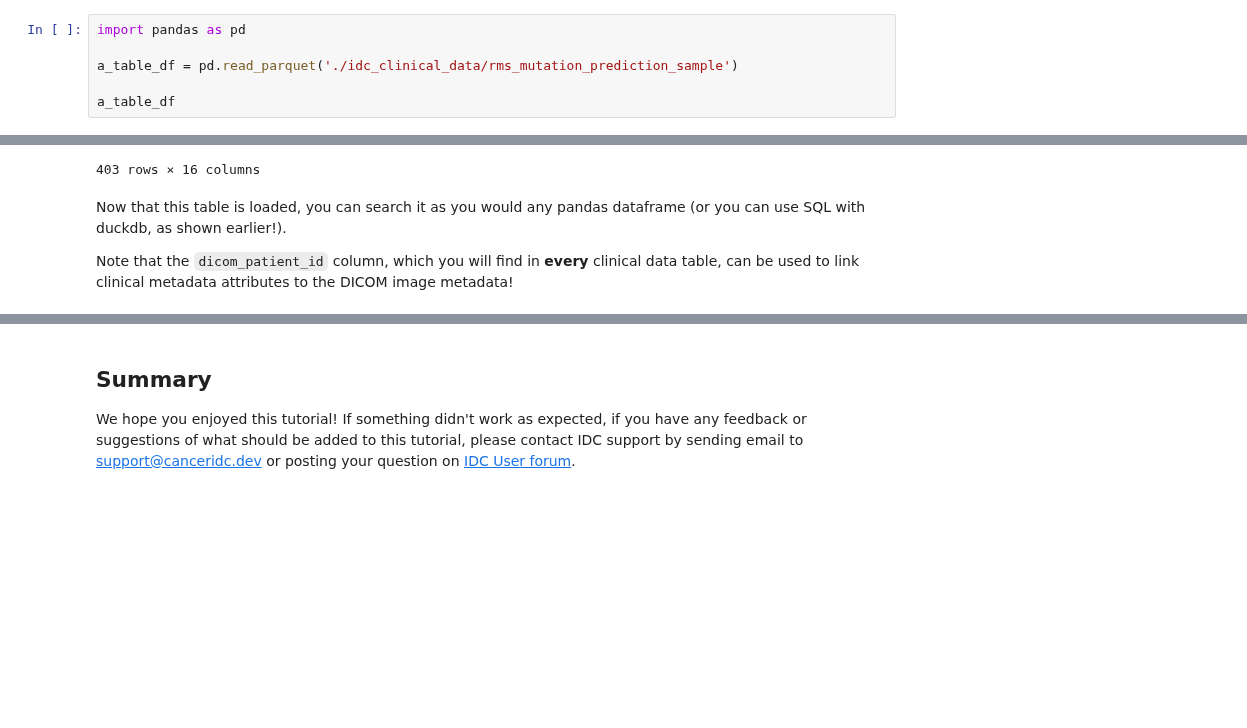
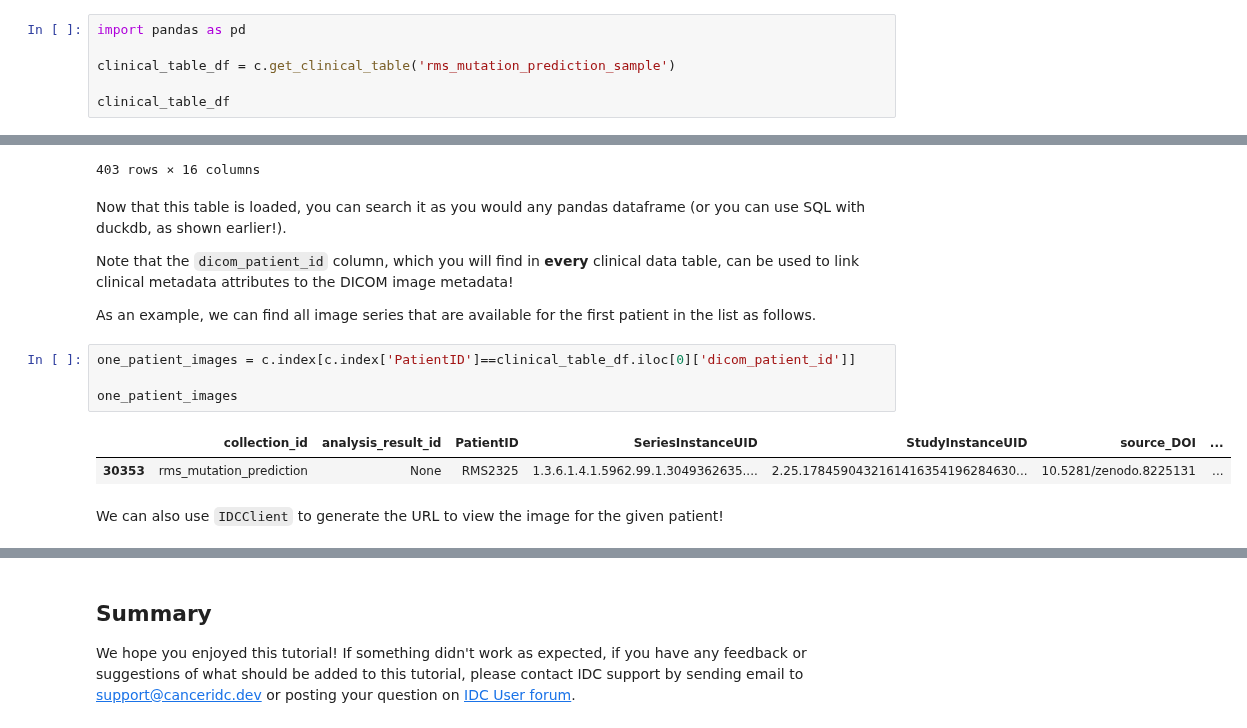
Before and after one commit to ImagingDataCommons/IDC-Tutorials, a Jupyter notebook: notebooks/getting_started/exploring_clinical_data.ipynb, the cells around one changed output, grey strips where cells are left out. Cells and saved outputs as stored; diff of their text form; blank space fills up the shorter version.

```diff
--- a/notebooks/getting_started/exploring_clinical_data.ipynb
+++ b/notebooks/getting_started/exploring_clinical_data.ipynb
@@ -113,9 +98,9 @@ We can access and search this table next.
 # %%
 import pandas as pd
 
-a_table_df = pd.read_parquet('./idc_clinical_data/rms_mutation_prediction_sample')
+clinical_table_df = c.get_clinical_table('rms_mutation_prediction_sample')
 
-a_table_df
+clinical_table_df
 # %% [output]
 |  | dicom_patient_id | source_batch | participantparticipant_id | sample_id | sample_type | sample_anatomic_site | ... |
 | 0 | RMS2325 | 0 | RMS2325 | PAWDLM | Tumor | Leg | ... |
@@ -134,3 +119,14 @@ a_table_df
 Now that this table is loaded, you can search it as you would any pandas dataframe (or you can use SQL with duckdb, as shown earlier!).
 
 Note that the `dicom_patient_id` column, which you will find in **every** clinical data table, can be used to link clinical metadata attributes to the DICOM image metadata!
+
+As an example, we can find all image series that are available for the first patient in the list as follows.
+# %%
+one_patient_images = c.index[c.index['PatientID']==clinical_table_df.iloc[0]['dicom_patient_id']]
+
+one_patient_images
+# %% [output]
+|  | collection_id | analysis_result_id | PatientID | SeriesInstanceUID | StudyInstanceUID | source_DOI | ... |
+| 30353 | rms_mutation_prediction | None | RMS2325 | 1.3.6.1.4.1.5962.99.1.3049362635.... | 2.25.1784590432161416354196284630... | 10.5281/zenodo.8225131 | ... |
+# %% [markdown]
+We can also use `IDCClient` to generate the URL to view the image for the given patient!
```
Also changed, not shown: parts of 9 cells of this notebook.
